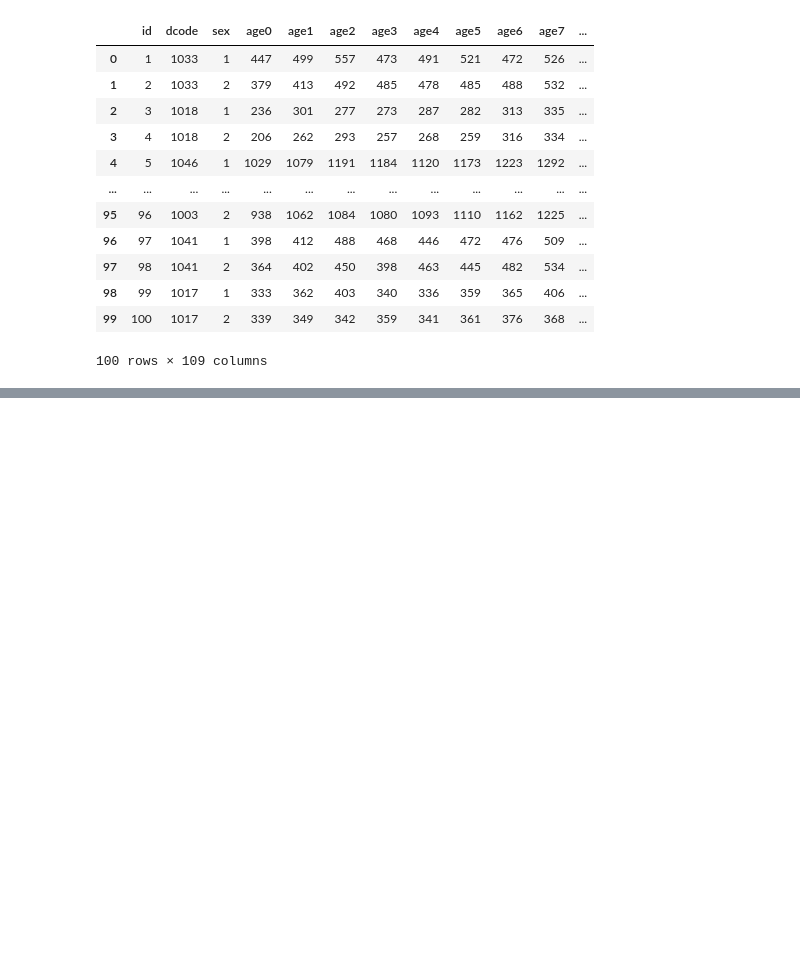
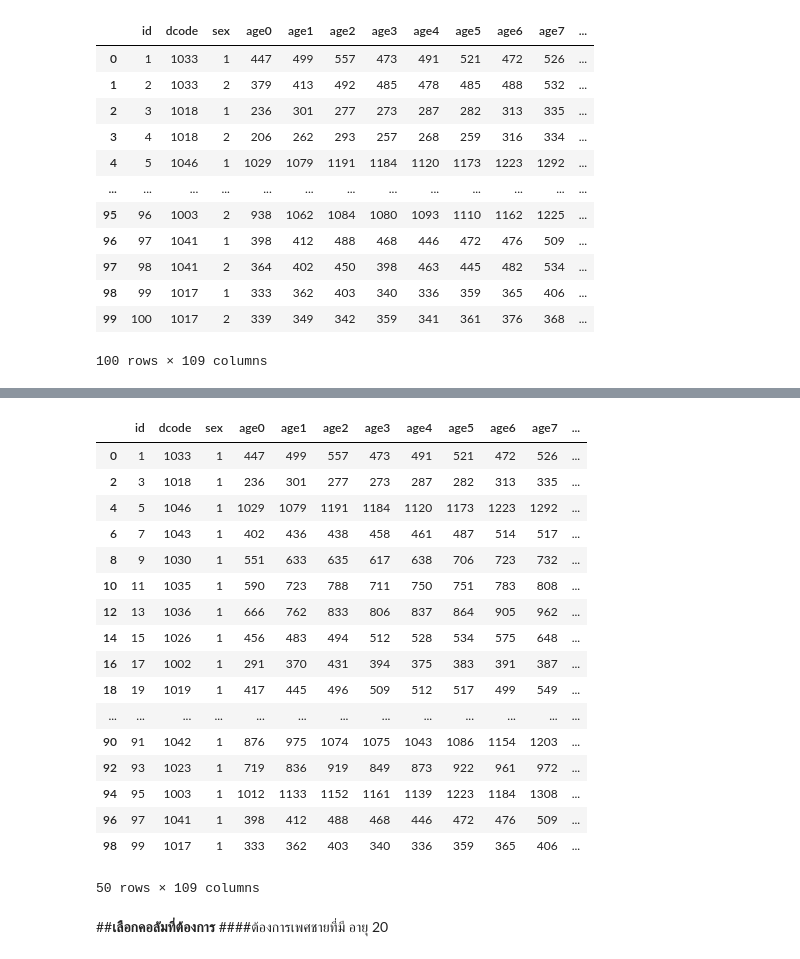
Before and after one commit to gameaphiwat/DWDM21, a Jupyter notebook: Project.ipynb, the cells around one changed output, grey strips where cells are left out. Saved outputs shown, nothing was run; the diff lists cells and outputs as text; code cells hidden in the pictures; blank space fills up the shorter version.

```diff
--- a/Project.ipynb
+++ b/Project.ipynb
@@ -212,0 +125,25 @@ sumage.describe()
+# %%
+sex3 =data2[data2['sex'] == 1]
+sex3
+# %% [output]
+|  | id | dcode | sex | age0 | age1 | age2 | age3 | age4 | age5 | age6 | age7 | ... |
+| 0 | 1 | 1033 | 1 | 447 | 499 | 557 | 473 | 491 | 521 | 472 | 526 | ... |
+| 2 | 3 | 1018 | 1 | 236 | 301 | 277 | 273 | 287 | 282 | 313 | 335 | ... |
+| 4 | 5 | 1046 | 1 | 1029 | 1079 | 1191 | 1184 | 1120 | 1173 | 1223 | 1292 | ... |
+| 6 | 7 | 1043 | 1 | 402 | 436 | 438 | 458 | 461 | 487 | 514 | 517 | ... |
+| 8 | 9 | 1030 | 1 | 551 | 633 | 635 | 617 | 638 | 706 | 723 | 732 | ... |
+| 10 | 11 | 1035 | 1 | 590 | 723 | 788 | 711 | 750 | 751 | 783 | 808 | ... |
+| 12 | 13 | 1036 | 1 | 666 | 762 | 833 | 806 | 837 | 864 | 905 | 962 | ... |
+| 14 | 15 | 1026 | 1 | 456 | 483 | 494 | 512 | 528 | 534 | 575 | 648 | ... |
+| 16 | 17 | 1002 | 1 | 291 | 370 | 431 | 394 | 375 | 383 | 391 | 387 | ... |
+| 18 | 19 | 1019 | 1 | 417 | 445 | 496 | 509 | 512 | 517 | 499 | 549 | ... |
+| ... | ... | ... | ... | ... | ... | ... | ... | ... | ... | ... | ... | ... |
+| 90 | 91 | 1042 | 1 | 876 | 975 | 1074 | 1075 | 1043 | 1086 | 1154 | 1203 | ... |
+| 92 | 93 | 1023 | 1 | 719 | 836 | 919 | 849 | 873 | 922 | 961 | 972 | ... |
+| 94 | 95 | 1003 | 1 | 1012 | 1133 | 1152 | 1161 | 1139 | 1223 | 1184 | 1308 | ... |
+| 96 | 97 | 1041 | 1 | 398 | 412 | 488 | 468 | 446 | 472 | 476 | 509 | ... |
+| 98 | 99 | 1017 | 1 | 333 | 362 | 403 | 340 | 336 | 359 | 365 | 406 | ... |
+50 rows × 109 columns
+# %% [markdown]
+##**เลือกคอลัมที่ต้องการ**
+####ต้องการเพศชายที่มี อายุ 20
```
Also changed, not shown: parts of 26 cells of this notebook.
